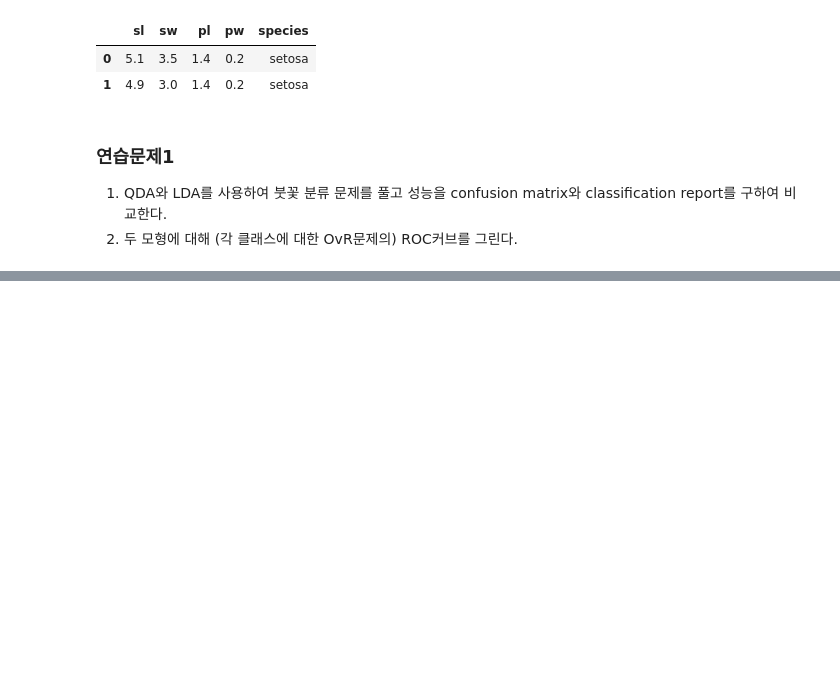
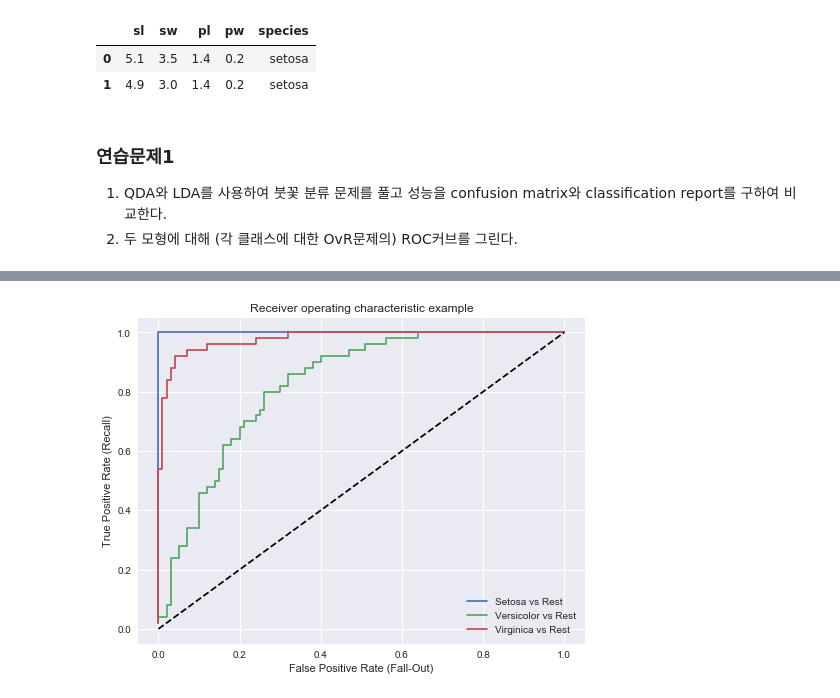
Before and after one commit to seungwooj/_dss_selfstudy, a Jupyter notebook: 2_Mathmatics/0413_02_QDA와LDA_연습문제.ipynb, the cells around one changed output, grey strips where cells are left out. Drawn from its saved outputs; the diff is of its cells as text; code cells hidden in the pictures; blank space fills up the shorter version.

```diff
--- a/2_Mathmatics/0413_02_QDA와LDA_연습문제.ipynb
+++ b/2_Mathmatics/0413_02_QDA와LDA_연습문제.ipynb
@@ -53,0 +96,9 @@ ValueError: y has less than 2 classes
+# %%
+lda = LinearDiscriminantAnalysis(n_components=3, solver="svd", store_covariance=True).fit(x_new, y_new)
+model3 = lda.fit(x_new, y_new)
+
+print("confusion matrix : \n",
+      confusion_matrix(y_new, lda.predict(x_new)), "\n")
+
+print("classification report : \n",
+      classification_report(y_new, lda.predict(x_new)))
@@ -53,0 +119,19 @@ ValueError: y has less than 2 classes
+# %%
+model4 = OneVsRestClassifier(lda).fit(x_new, y_new_bi)
+
+fpr1, tpr1, thresholds1 = roc_curve(y_new_bi[:,0], model4.decision_function(x_new)[:,0])
+fpr2, tpr2, thresholds2 = roc_curve(y_new_bi[:,1], model4.decision_function(x_new)[:,1])
+fpr3, tpr3, thresholds3 = roc_curve(y_new_bi[:,2], model4.decision_function(x_new)[:,2])
+# %%
+plt.figure(figsize=(8, 6))
+plt.plot(fpr1, tpr1, label = "Setosa vs Rest")
+plt.plot(fpr2, tpr2, label = "Versicolor vs Rest")
+plt.plot(fpr3, tpr3, label = "Virginica vs Rest")
+plt.legend()
+plt.plot([0, 1], [0, 1], 'k--', label="random guess")
+plt.xlabel('False Positive Rate (Fall-Out)')
+plt.ylabel('True Positive Rate (Recall)')
+plt.title('Receiver operating characteristic example')
+plt.show()
+# %% [output]
+[figure, added]
```
Also changed, not shown: parts of 11 cells of this notebook, 1 other file.
